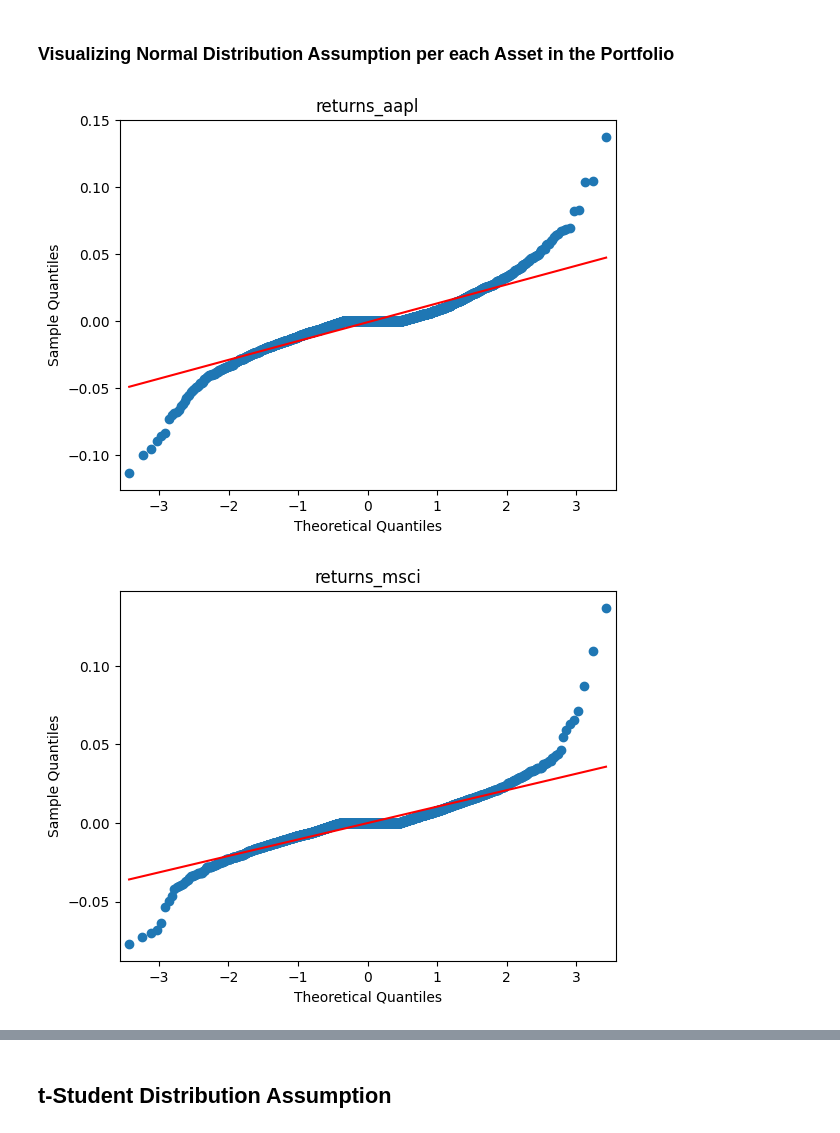
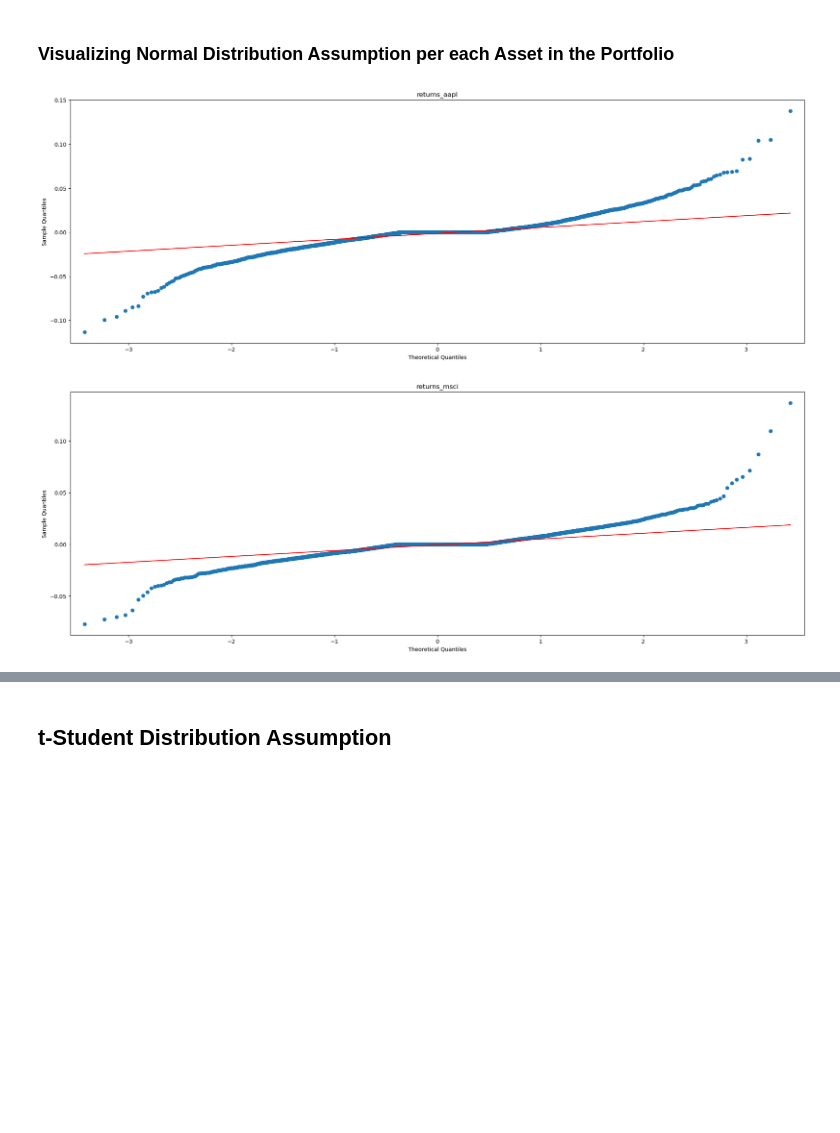
Before and after one commit to DaanZunnenberg/RiskFunctions, a Jupyter notebook: Assignment_1/Experiments.ipynb, the cells around one changed output, grey strips where cells are left out. Saved outputs shown, nothing was run; the diff lists cells and outputs as text; code cells hidden in the pictures; blank space fills up the shorter version.

```diff
--- a/Assignment_1/Experiments.ipynb
+++ b/Assignment_1/Experiments.ipynb
@@ -305,24 +313,25 @@ def calculate_portfolio_risk_metrics(weight_vector, log_losses, distribution_met
         ES_99 = calculate_es_normal(portfolio_volatility, mean_return, z_99, 0.99)
     elif distribution_method == "Student":
         # Critical t-values for 97.5% and 99% confidence intervals for Student's t-distribution
-        t_975 = stats.t.ppf(0.975, degrees_of_freedom)
+        tTest_ES_975 = stats.t.ppf(0.975, degrees_of_freedom)
         t_99 = stats.t.ppf(0.99, degrees_of_freedom)
-        VaR_975 = calculate_var_student_t(portfolio_volatility, mean_return, t_975, degrees_of_freedom)
+        VaR_975 = calculate_var_student_t(portfolio_volatility, mean_return, tTest_ES_975, degrees_of_freedom)
         VaR_99 = calculate_var_student_t(portfolio_volatility, mean_return, t_99, degrees_of_freedom)
-        ES_975 = calculate_es_student_t(portfolio_volatility, mean_return, t_975, degrees_of_freedom, 0.975)
+        ES_975 = calculate_es_student_t(portfolio_volatility, mean_return, tTest_ES_975, degrees_of_freedom, 0.975)
         ES_99 = calculate_es_student_t(portfolio_volatility, mean_return, t_99, degrees_of_freedom, 0.99)
 
     return VaR_975, VaR_99, ES_975, ES_99
 # %% [markdown]
 ## Normal Distribution Assumption
 # %%
-portfolio = portfolio_df.to_numpy()
-portfolio_weighted = portfolio_df.dot(PORTFOLIO_WEIGHTS)
+portfolio = -portfolio_df.to_numpy()
+portfolio_weighted = -portfolio_df.dot(PORTFOLIO_WEIGHTS)
 # %%
+# CHANGE THIS THING TO USE WITH DAAN'S FUNCTIONS
 N = 6               # Number of Assets in the Portfolio
 T = len(portfolio)  # Number of Observations
 
-rolling_window = 250     # So that we can see how VaR/ES changes through time, with/without stress periods (COVID in 2020)
+rolling_window = 365     # So that we can see how VaR/ES changes through time, with/without stress periods (COVID in 2020)
 # Calculating VaR/ES
 VarCovN_VaR_975 = np.zeros(T-rolling_window)
 VarCovN_VaR_99 = np.zeros(T-rolling_window)
@@ -335,8 +344,8 @@ for i in range(T-rolling_window):
 # %%
 # QQ-Plot to see if asset returns follow normal distribution
 for i in range(N):
-    sm.qqplot(portfolio[:,i], line="r")     # IS LINE=Q OR LINE=R OR LINE 45? Q3
+    sm.qqplot(portfolio[:,i], line="q")     # IS LINE=Q OR LINE=R OR LINE 45? Q3
     plt.title(portfolio_df.columns[i])
 # %% [output]
-[figure, old version]
+[figure, new version]
-[figure, old version]
+[figure, new version]
```
Also changed, not shown: parts of 15 cells of this notebook.
